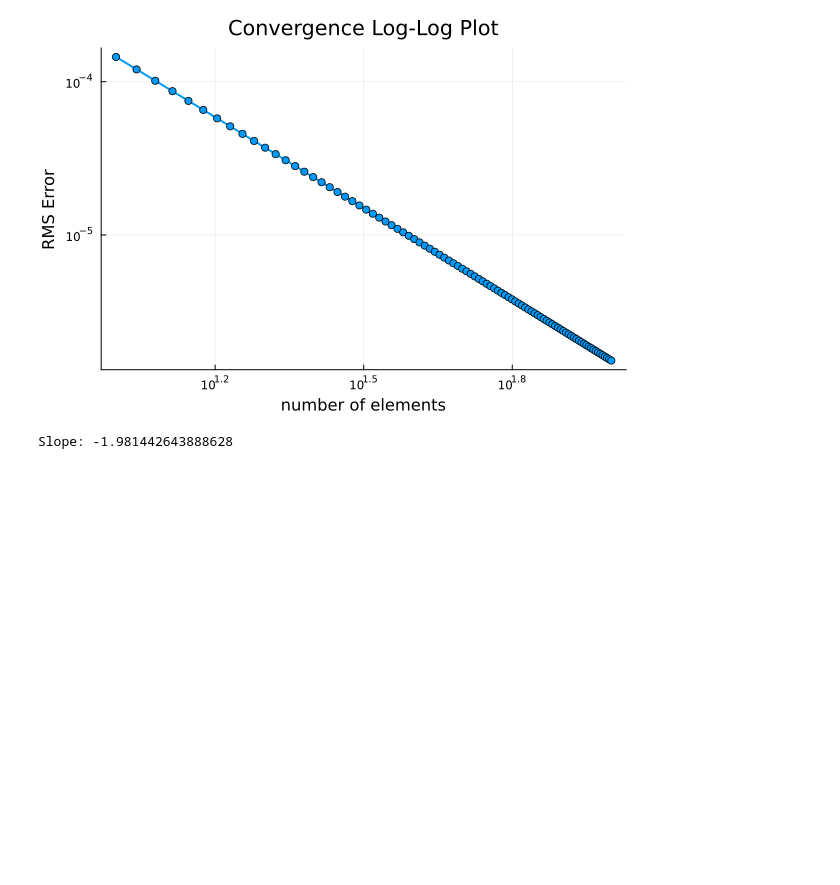
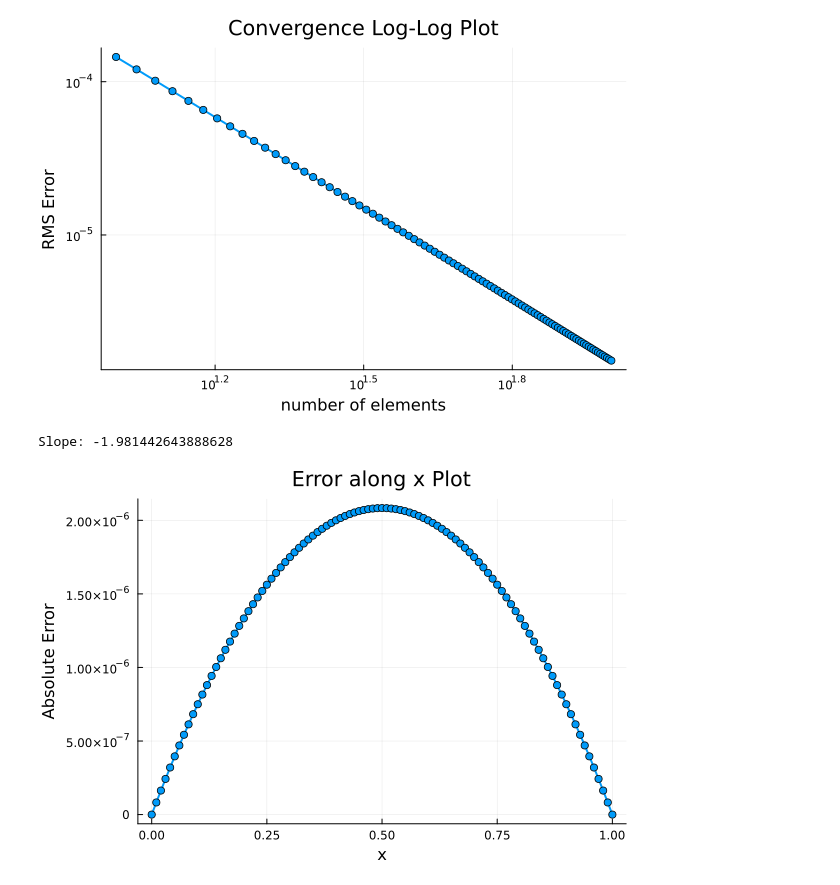
Before and after one commit to Dr4k3z/Athens-FEM, a Jupyter notebook: Day_3.ipynb, the cells around one changed output. Saved outputs shown, nothing was run; the diff lists cells and outputs as text; code cells hidden in the pictures; blank space fills up the shorter version.

```diff
--- a/Day_3.ipynb
+++ b/Day_3.ipynb
@@ -152,3 +152,22 @@ slope = (y2-y1)/(x2-x1)
 println("Slope: $slope")
 # %% [output]
 Slope: -1.981442643888628
+# %%
+nelements = 100
+error_array = Vector{Float64}()
+h = 1/nelements;
+nnodes = nelements+1
+x = Vector(0:h:1);
+for i = 1:nelements+1
+    f = strong_form.(x);
+    u = weak_form(x, nelements, nnodes);
+    error = abs(u[i]-f[i])
+    append!(error_array, error);
+end
+
+p3=plot(x,error_array,shape=:circle,lw=2,legend=false)
+title!("Error along x Plot")
+xlabel!("x")
+ylabel!("Absolute Error")
+# %% [output]
+[figure, added]
```
